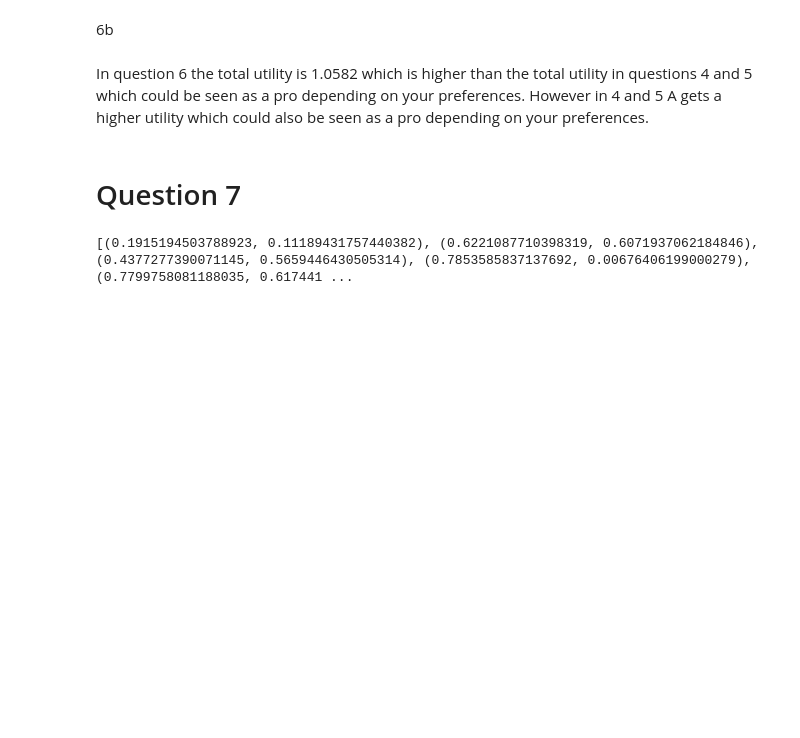
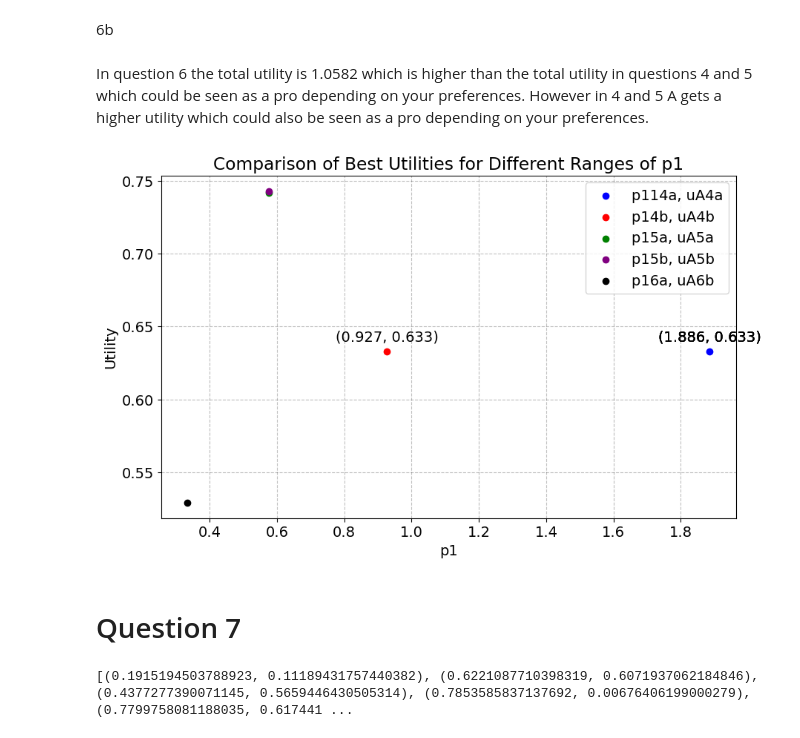
Before and after one commit to NumEconCopenhagen/projects-2024-daniel-og-lukas, a Jupyter notebook: inauguralproject/inauguralproject.ipynb, the cells around one changed output. Saved outputs shown, nothing was run; the diff lists cells and outputs as text; code cells hidden in the pictures; blank space fills up the shorter version.

```diff
--- a/inauguralproject/inauguralproject.ipynb
+++ b/inauguralproject/inauguralproject.ipynb
@@ -251,6 +252,53 @@ print(f'(x1B,x2B) = ({1-res.x[0]:.4f}, {1-res.x[1]:.4f}) -> uB = {model.utility_
 # %% [markdown]
 In question 6 the total utility is 1.0582 which is higher than the total utility in questions 4 and 5 which could be seen as a pro depending on your preferences.
 However in 4 and 5 A gets a higher utility which could also be seen as a pro depending on your preferences.
+# %%
+p1best4a = 1.886
+uAbest4a = 0.633
+p1best4b = 0.927
+uAbest4b = 0.633
+p1best5a = 0.576
+uAbest5a = 0.742
+p1best5b = 0.576
+uAbest5b = 0.743
+p1best6a = 0.3334
+uAbest6a = 0.5291
+
+
+# Create a plot
+plt.figure(figsize=(10, 6))
+
+# Plot p1best4a, uAbest4a
+plt.scatter(p1best4a, uAbest4a, color='blue', label='p114a, uA4a')
+plt.annotate(f'({p1best4a}, {uAbest4a})', (p1best4a, uAbest4a), textcoords="offset points", xytext=(0,10), ha='center')
+
+# Plot p1best4b, uAbest4b
+plt.scatter(p1best4b, uAbest4b, color='red', label='p14b, uA4b')
+plt.annotate(f'({p1best4b}, {uAbest4b})', (p1best4b, uAbest4b), textcoords="offset points", xytext=(0,10), ha='center')
+
+# Plot p1best4a, uAbest4a
+plt.scatter(p1best5a, uAbest5a, color='green', label='p15a, uA5a')
+plt.annotate(f'({p1best4a}, {uAbest4a})', (p1best4a, uAbest4a), textcoords="offset points", xytext=(0,10), ha='center')
+
+# Plot p1best4a, uAbest4a
+plt.scatter(p1best5b, uAbest5b, color='purple', label='p15b, uA5b')
+plt.annotate(f'({p1best4a}, {uAbest4a})', (p1best4a, uAbest4a), textcoords="offset points", xytext=(0,10), ha='center')
+
+# Plot p1best4a, uAbest4a
+plt.scatter(p1best6a, uAbest6a, color='black', label='p16a, uA6b')
+plt.annotate(f'({p1best4a}, {uAbest4a})', (p1best4a, uAbest4a), textcoords="offset points", xytext=(0,10), ha='center')
+
+# Add labels and title
+plt.xlabel('p1')
+plt.ylabel('Utility')
+plt.title('Comparison of Best Utilities for Different Ranges of p1')
+plt.legend()
+plt.grid(True)
+
+# Show the plot
+plt.show()
+# %% [output]
+[figure, added]
 # %% [markdown]
 # Question 7
 # %%
```
Also changed, not shown: parts of 3 cells of this notebook, 1 other file.
